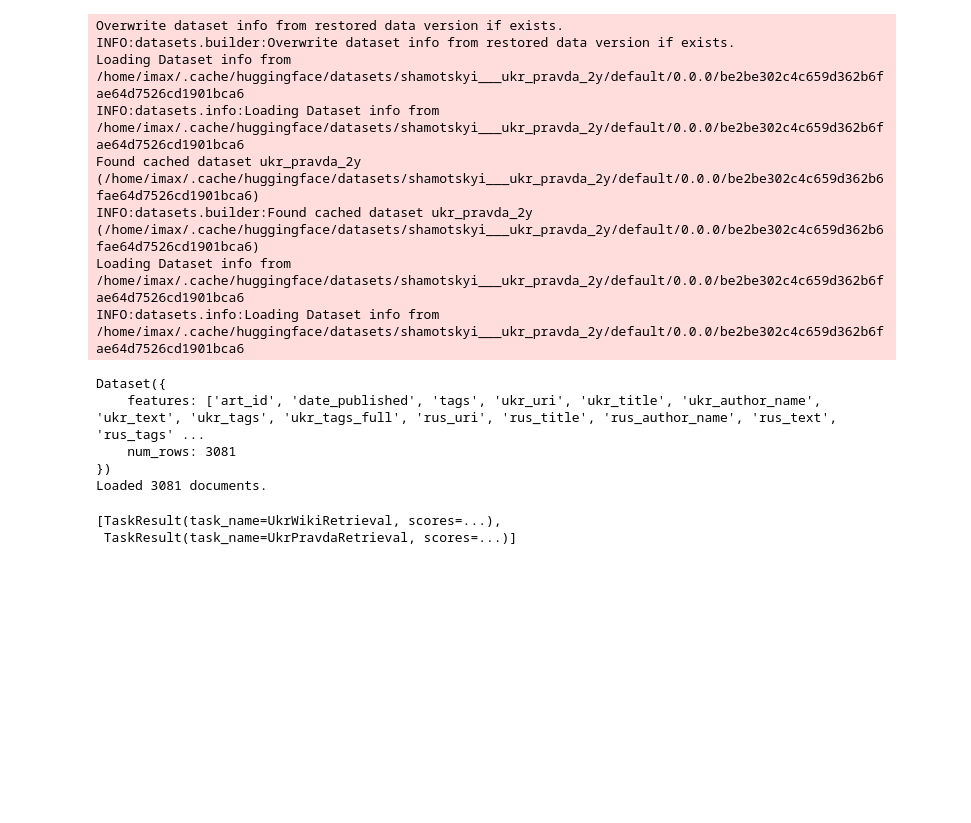
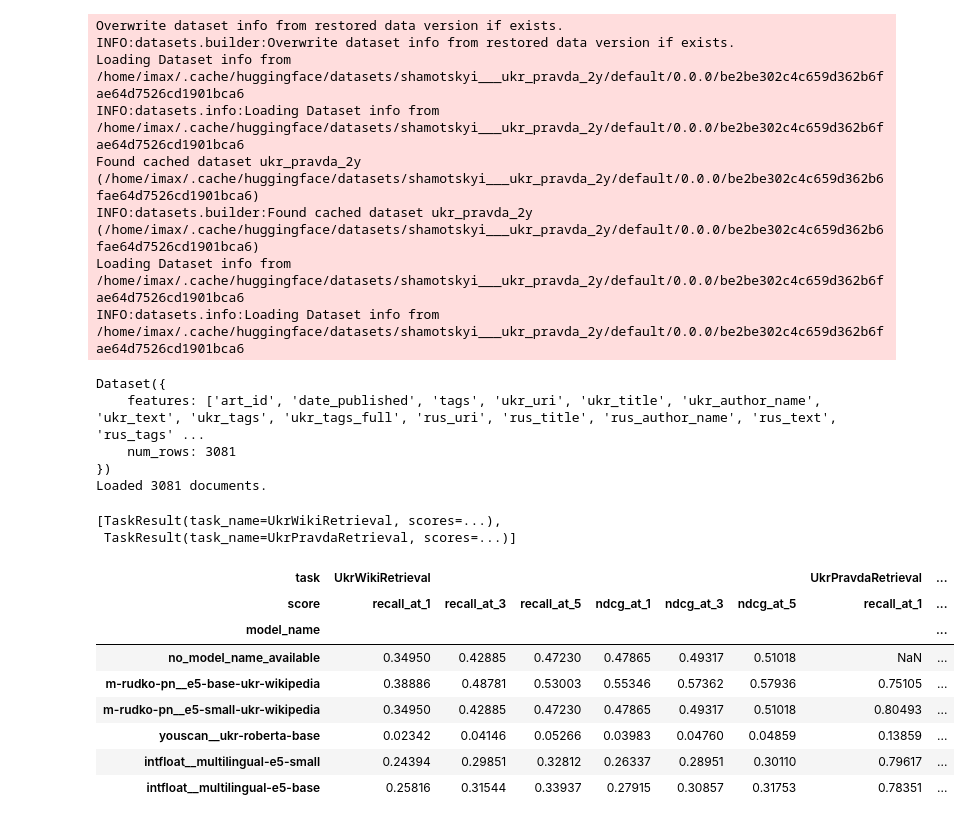
Before and after one commit to Adeon18/Golden-Retriever, a Jupyter notebook: sentence-transformers-playground.ipynb, the cells around one changed output. Drawn from its saved outputs; the diff is of its cells as text; code cells hidden in the pictures; blank space fills up the shorter version.

```diff
--- a/sentence-transformers-playground.ipynb
+++ b/sentence-transformers-playground.ipynb
@@ -431,3 +434,51 @@ Dataset({
 Loaded 3081 documents.
 [TaskResult(task_name=UkrWikiRetrieval, scores=...),
  TaskResult(task_name=UkrPravdaRetrieval, scores=...)]
+# %%
+import json
+
+result_root = Path('/home/imax/AllHomework/Golden-Retriever/results/wiki')
+
+
+def load_results() -> pd.DataFrame:
+    results = {}
+    for model in result_root.glob('*'):
+        for model_result in model.glob('**/*.json'):
+            if model_result.stem == 'model_meta':
+                continue
+
+            if not model_result.is_file():
+                continue
+
+            model_name = model.stem
+            if model_name not in results:
+                results[model_name] = {}
+            with open(model_result, 'r') as json_file:
+                results[model_name][model_result.stem] = json.load(json_file)
+
+    result_index = pd.MultiIndex.from_product([['UkrWikiRetrieval', 'UkrPravdaRetrieval'],
+                                               ['recall_at_1', 'recall_at_3', 'recall_at_5', 'ndcg_at_1', 'ndcg_at_3',
+                                                'ndcg_at_5', ]], names=['task', 'score'])
+
+    df = pd.DataFrame(results).T.reset_index(names=['model_name'])
+
+    result_df = pd.DataFrame(columns=result_index, index=df['model_name']).reset_index(names=['model_name'])
+
+    for dataset in result_index.levels[0]:
+        dataset_result_df = pd.json_normalize((pd.json_normalize(df[dataset])['scores.test']).explode())
+
+        for score in result_index.levels[1]:
+            result_df[(dataset, score)] = dataset_result_df[score].values
+    return result_df.set_index('model_name')
+# %%
+load_results()
+# %% [output]
+| task | UkrWikiRetrieval |  |  |  |  |  | UkrPravdaRetrieval | ... |
+| score | recall_at_1 | recall_at_3 | recall_at_5 | ndcg_at_1 | ndcg_at_3 | ndcg_at_5 | recall_at_1 | ... |
+| model_name |  |  |  |  |  |  |  | ... |
+| no_model_name_available | 0.34950 | 0.42885 | 0.47230 | 0.47865 | 0.49317 | 0.51018 | NaN | ... |
+| m-rudko-pn__e5-base-ukr-wikipedia | 0.38886 | 0.48781 | 0.53003 | 0.55346 | 0.57362 | 0.57936 | 0.75105 | ... |
+| m-rudko-pn__e5-small-ukr-wikipedia | 0.34950 | 0.42885 | 0.47230 | 0.47865 | 0.49317 | 0.51018 | 0.80493 | ... |
+| youscan__ukr-roberta-base | 0.02342 | 0.04146 | 0.05266 | 0.03983 | 0.04760 | 0.04859 | 0.13859 | ... |
+| intfloat__multilingual-e5-small | 0.24394 | 0.29851 | 0.32812 | 0.26337 | 0.28951 | 0.30110 | 0.79617 | ... |
+| intfloat__multilingual-e5-base | 0.25816 | 0.31544 | 0.33937 | 0.27915 | 0.30857 | 0.31753 | 0.78351 | ... |
```
Also changed, not shown: parts of 9 cells of this notebook, 2 other files.
